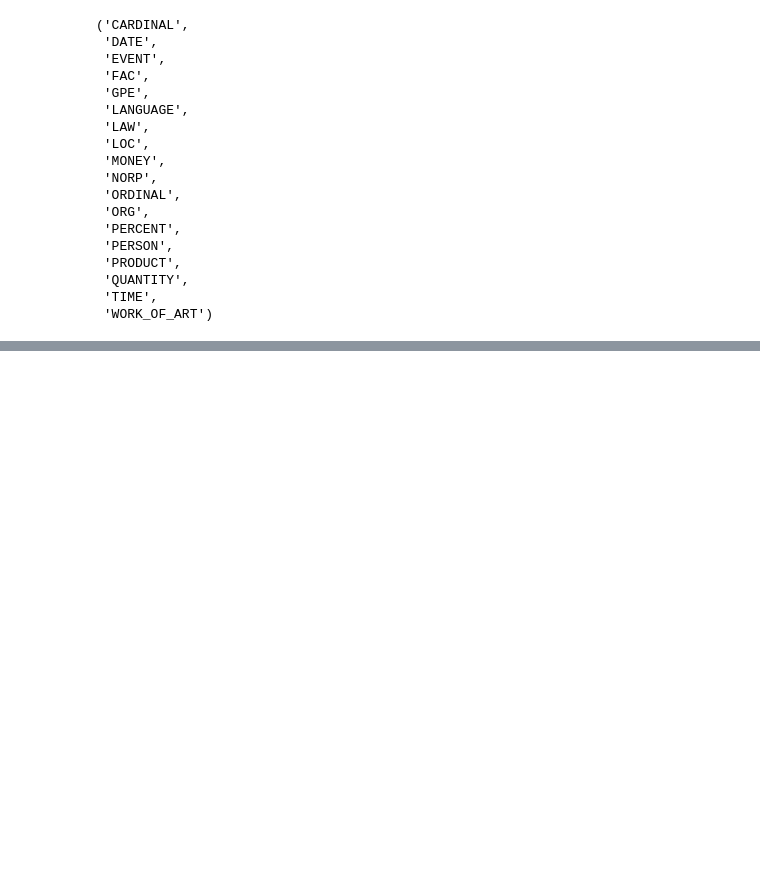
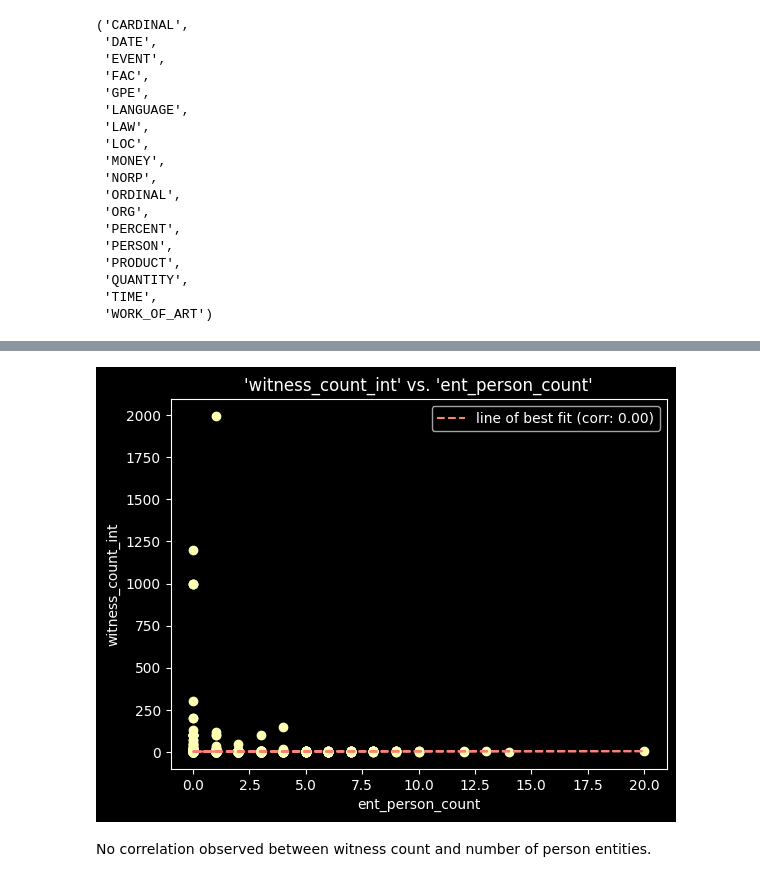
Before and after one commit to DSCI550-Team9-Spring-2025/DSCI550-HW2, a Jupyter notebook: Source/spacy_analysis.ipynb, the cells around one changed output, grey strips where cells are left out. Drawn from its saved outputs; the diff is of its cells as text; code cells hidden in the pictures; blank space fills up the shorter version.

Commit message:
Add witness corr results

```diff
--- a/Source/spacy_analysis.ipynb
+++ b/Source/spacy_analysis.ipynb
@@ -165,0 +178,23 @@ there have been notes of white dogs chasing cars that pull into the drive way. P
+# %%
+import re
+from matplotlib import pyplot as plt
+plt.style.use('dark_background')
+# %%
+def corr_plot(x: pd.core.series.Series, y: pd.core.series.Series) -> None:
+    plt.scatter(x, y, color='C1')
+    m, b = np.polyfit(x, y, 1)
+    plt.plot(x, m*x+b, 'C3--', label=f"line of best fit (corr: {np.corrcoef(x, y)[0,1]:.2f})")
+    plt.title(f"'{y.name}' vs. '{x.name}'")
+    plt.xlabel(x.name)
+    plt.ylabel(y.name)
+    plt.legend()
+    plt.show()
+# %%
+# get ent_person_count column
+ent_person_count = []
+for i in range(df_ent.shape[0]):
+    current_ent = ent(i, inplace=True)
+    cnt = len(re.findall(r'PERSON', current_ent)) # regex matching: PERSON
+    ent_person_count.append(cnt)
+df_ent['ent_person_count'] = ent_person_count
+df_ent['ent_person_count']
@@ -165,0 +214,17 @@ there have been notes of white dogs chasing cars that pull into the drive way. P
+# %%
+# get witness_count_int column
+witness_count_int = []
+for i in range(df.shape[0]):
+    current_count = df['Witness Count'].iloc[i]
+    if current_count.endswith('+'):
+        current_count = current_count[:-1]
+    if current_count == "Many":
+        current_count == 100
+    elif current_count == "Most":
+        current_count == 500
+    try:
+        witness_count_int.append(int(current_count))
+    except ValueError:
+        witness_count_int.append(0)
+df_ent['witness_count_int'] = witness_count_int
+df_ent['witness_count_int']
@@ -165,0 +244,7 @@ there have been notes of white dogs chasing cars that pull into the drive way. P
+# %%
+x, y = df_ent['ent_person_count'], df_ent['witness_count_int']
+corr_plot(x, y)
+# %% [output]
+[figure, added]
+# %% [markdown]
+No correlation observed between witness count and number of person entities.
```
Also changed, not shown: parts of 6 cells of this notebook.
